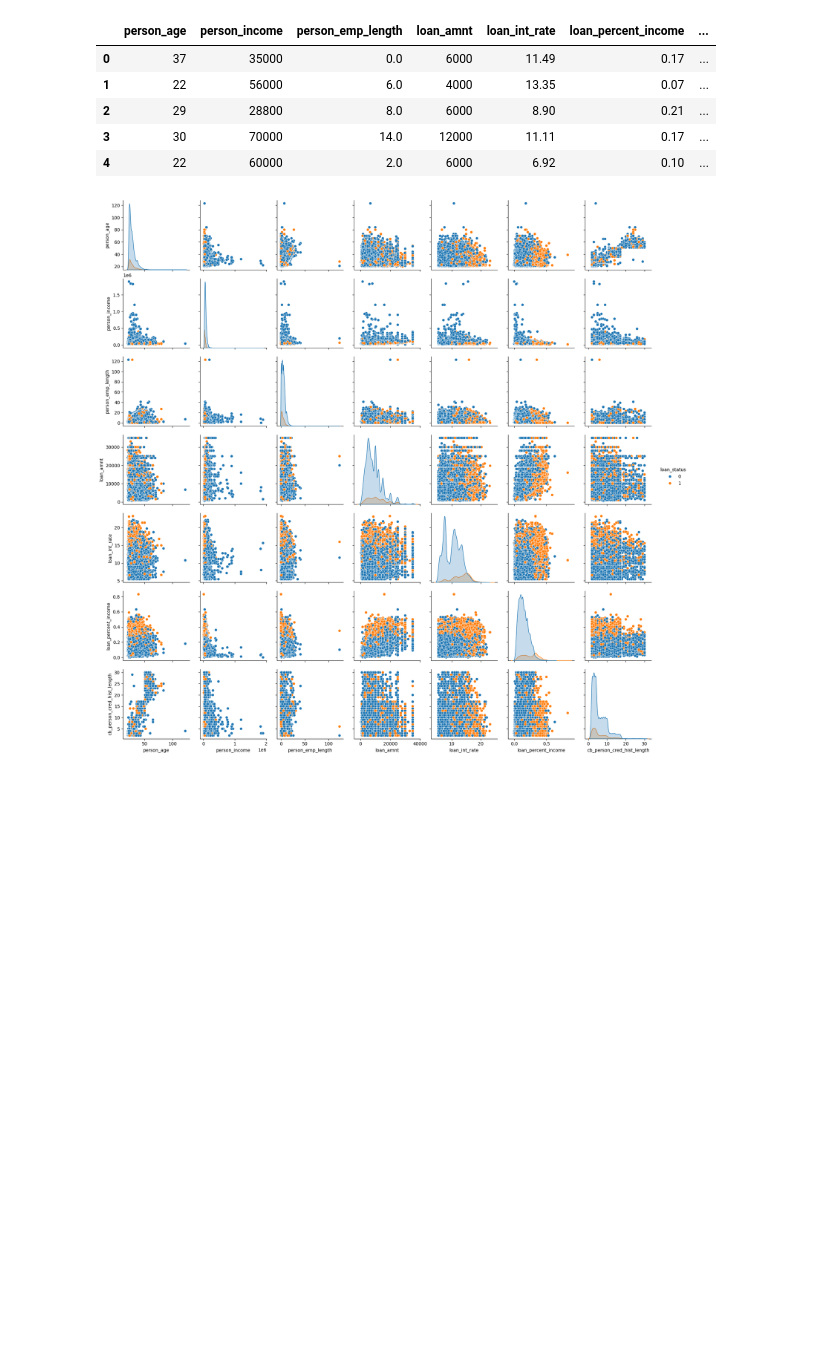
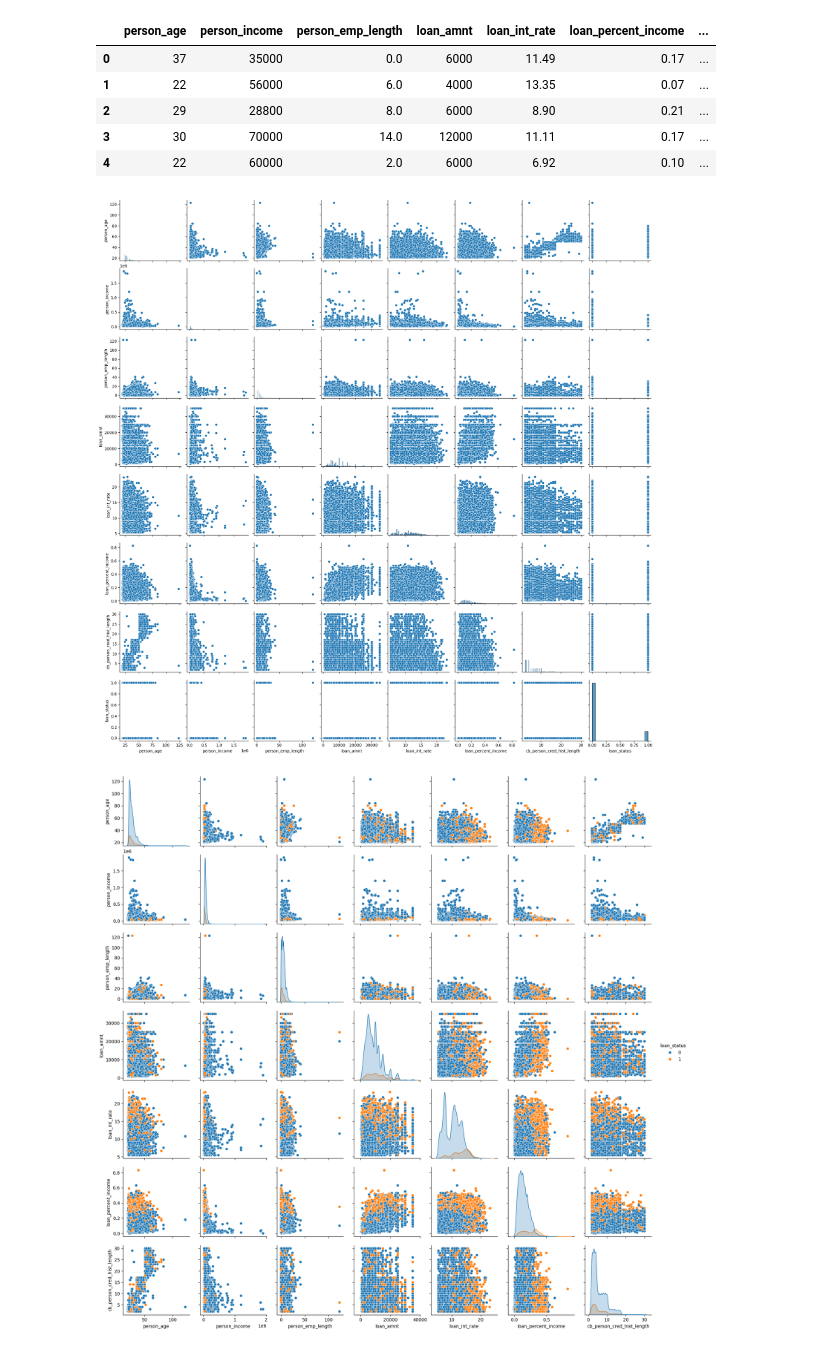
Before and after one commit to HennFuu/loan_approval_competition, a Jupyter notebook: notebook1.ipynb, the cells around one changed output. Saved outputs shown, nothing was run; the diff lists cells and outputs as text; code cells hidden in the pictures; blank space fills up the shorter version.

```diff
--- a/notebook1.ipynb
+++ b/notebook1.ipynb
@@ -49,6 +49,11 @@ cat_df.head(5)
 | 2 | 29 | 28800 | 8.0 | 6000 | 8.90 | 0.21 | ... |
 | 3 | 30 | 70000 | 14.0 | 12000 | 11.11 | 0.17 | ... |
 | 4 | 22 | 60000 | 2.0 | 6000 | 6.92 | 0.10 | ... |
+# %%
+sns.pairplot(cat_df)
+plt.show()
+# %% [output]
+[figure, added]
 # %%
 sns.pairplot(cat_df, hue='loan_status')
 plt.show()
```
Also changed, not shown: parts of 2 cells of this notebook, 1 other file.
